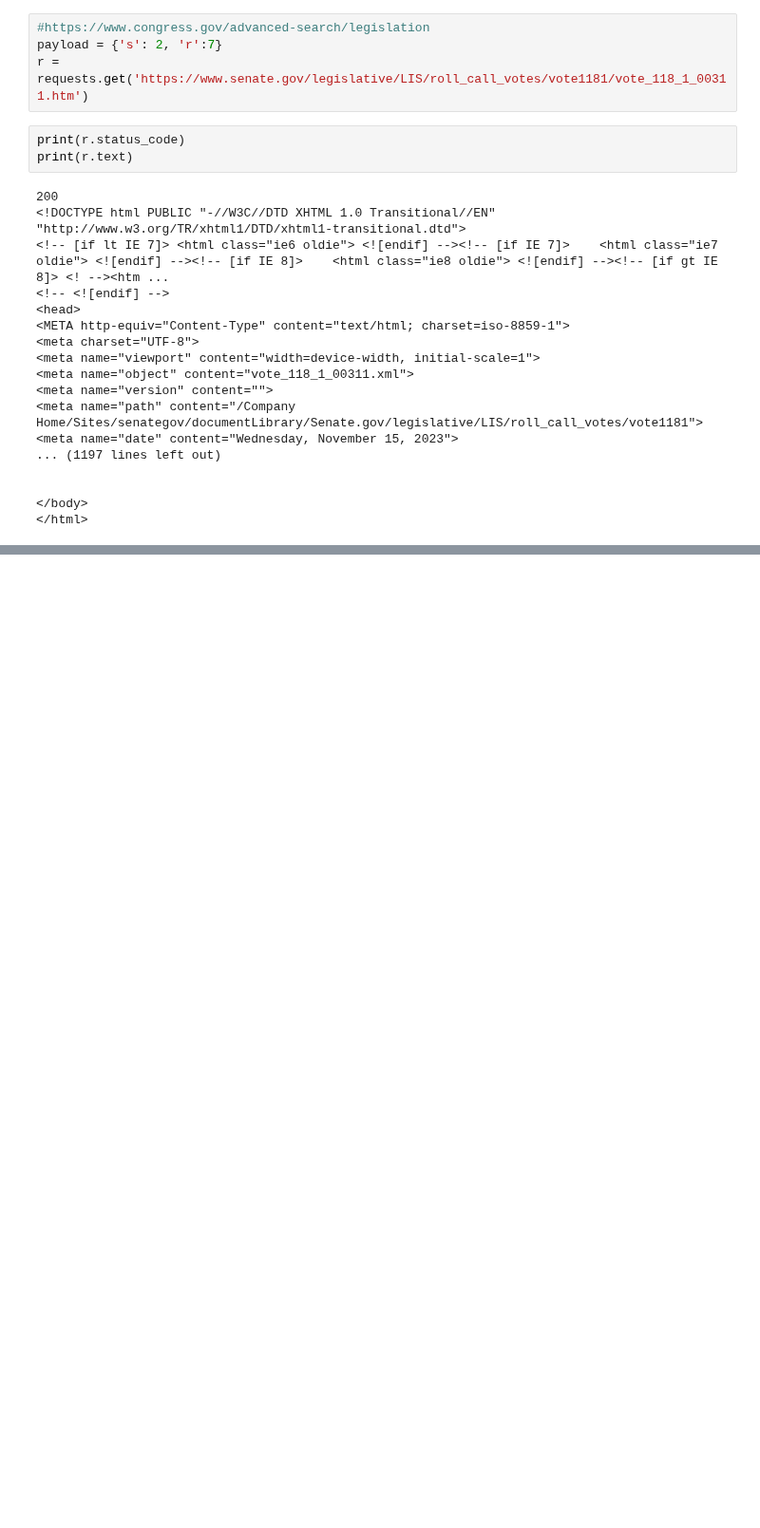
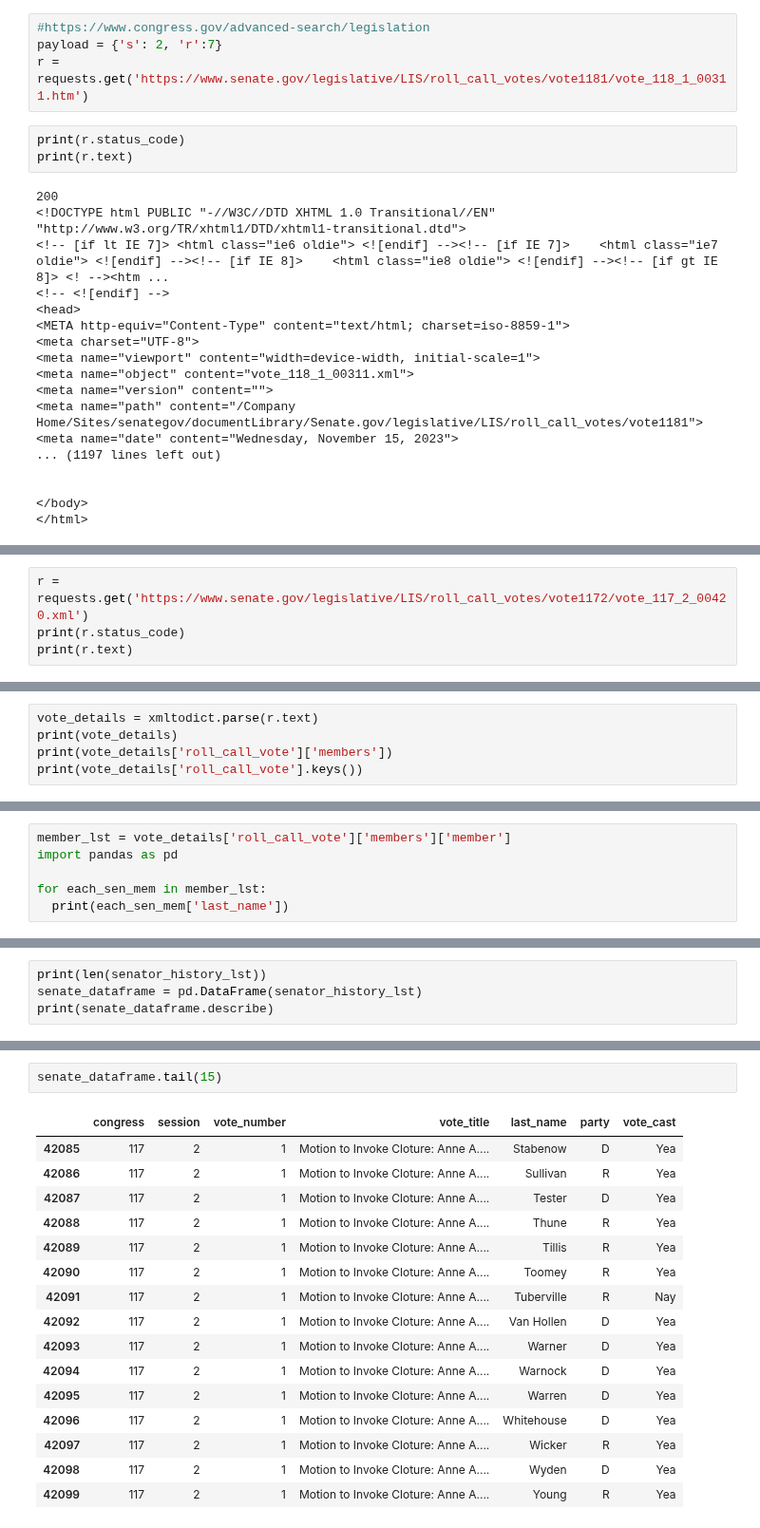
Before and after one commit to sledhead/simple_python, a Jupyter notebook: webpage_scrap.ipynb, the cells around one changed output, grey strips where cells are left out. Shown at 95% size. Drawn from its saved outputs; the diff is of its cells as text; blank space fills up the shorter version.

Commit message:
download data from website

```diff
--- a/webpage_scrap.ipynb
+++ b/webpage_scrap.ipynb
@@ -56,0 +156,4 @@ print(r.text)
+# %%
+r = requests.get('https://www.senate.gov/legislative/LIS/roll_call_votes/vote1172/vote_117_2_00420.xml')
+print(r.status_code)
+print(r.text)
@@ -56,0 +178,5 @@ print(r.text)
+# %%
+vote_details = xmltodict.parse(r.text)
+print(vote_details)
+print(vote_details['roll_call_vote']['members'])
+print(vote_details['roll_call_vote'].keys())
@@ -56,0 +187,6 @@ print(r.text)
+# %%
+member_lst = vote_details['roll_call_vote']['members']['member']
+import pandas as pd
+
+for each_sen_mem in member_lst:
+  print(each_sen_mem['last_name'])
@@ -56,0 +287,4 @@ print(r.text)
+# %%
+print(len(senator_history_lst))
+senate_dataframe = pd.DataFrame(senator_history_lst)
+print(senate_dataframe.describe)
@@ -56,0 +309,19 @@ print(r.text)
+# %%
+senate_dataframe.tail(15)
+# %% [output]
+|  | congress | session | vote_number | vote_title | last_name | party | vote_cast |
+| 42085 | 117 | 2 | 1 | Motion to Invoke Cloture: Anne A.... | Stabenow | D | Yea |
+| 42086 | 117 | 2 | 1 | Motion to Invoke Cloture: Anne A.... | Sullivan | R | Yea |
+| 42087 | 117 | 2 | 1 | Motion to Invoke Cloture: Anne A.... | Tester | D | Yea |
+| 42088 | 117 | 2 | 1 | Motion to Invoke Cloture: Anne A.... | Thune | R | Yea |
+| 42089 | 117 | 2 | 1 | Motion to Invoke Cloture: Anne A.... | Tillis | R | Yea |
+| 42090 | 117 | 2 | 1 | Motion to Invoke Cloture: Anne A.... | Toomey | R | Yea |
+| 42091 | 117 | 2 | 1 | Motion to Invoke Cloture: Anne A.... | Tuberville | R | Nay |
+| 42092 | 117 | 2 | 1 | Motion to Invoke Cloture: Anne A.... | Van Hollen | D | Yea |
+| 42093 | 117 | 2 | 1 | Motion to Invoke Cloture: Anne A.... | Warner | D | Yea |
+| 42094 | 117 | 2 | 1 | Motion to Invoke Cloture: Anne A.... | Warnock | D | Yea |
+| 42095 | 117 | 2 | 1 | Motion to Invoke Cloture: Anne A.... | Warren | D | Yea |
+| 42096 | 117 | 2 | 1 | Motion to Invoke Cloture: Anne A.... | Whitehouse | D | Yea |
+| 42097 | 117 | 2 | 1 | Motion to Invoke Cloture: Anne A.... | Wicker | R | Yea |
+| 42098 | 117 | 2 | 1 | Motion to Invoke Cloture: Anne A.... | Wyden | D | Yea |
+| 42099 | 117 | 2 | 1 | Motion to Invoke Cloture: Anne A.... | Young | R | Yea |
```
Also changed, not shown: parts of 17 cells of this notebook.
